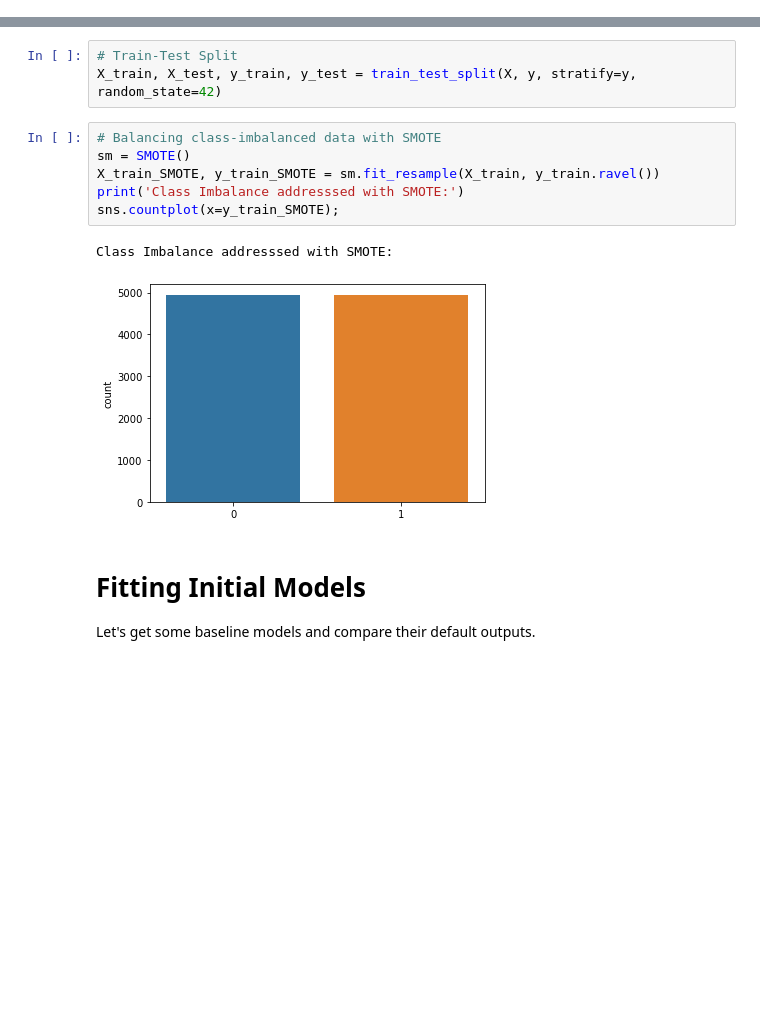
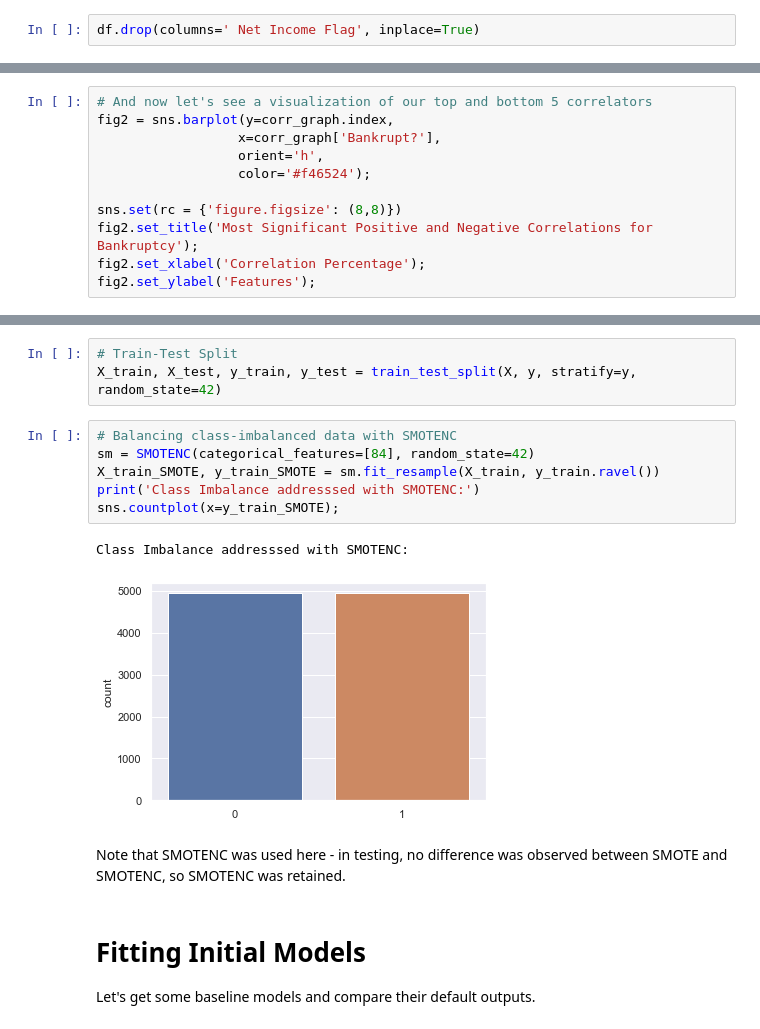
Before and after one commit to thegrandblooms/Bankruptcy_Prediction_using_ML, a Jupyter notebook: Bankruptcy Prediction.ipynb, the cells around one changed output, grey strips where cells are left out. Cells and saved outputs as stored; diff of their text form; blank space fills up the shorter version.

```diff
--- a/Bankruptcy Prediction.ipynb
+++ b/Bankruptcy Prediction.ipynb
@@ -86,0 +62,2 @@ None
+# %%
+df.drop(columns=' Net Income Flag', inplace=True)
@@ -86,0 +124,11 @@ None
+# %%
+# And now let's see a visualization of our top and bottom 5 correlators
+fig2 = sns.barplot(y=corr_graph.index,
+                  x=corr_graph['Bankrupt?'],
+                  orient='h',
+                  color='#f46524');
+
+sns.set(rc = {'figure.figsize': (8,8)})
+fig2.set_title('Most Significant Positive and Negative Correlations for Bankruptcy');
+fig2.set_xlabel('Correlation Percentage');
+fig2.set_ylabel('Features');
@@ -105,14 +164,16 @@ y = df['Bankrupt?']
 # Train-Test Split
 X_train, X_test, y_train, y_test = train_test_split(X, y, stratify=y, random_state=42)
 # %%
-# Balancing class-imbalanced data with SMOTE
-sm = SMOTE()
+# Balancing class-imbalanced data with SMOTENC
+sm = SMOTENC(categorical_features=[84], random_state=42)
 X_train_SMOTE, y_train_SMOTE = sm.fit_resample(X_train, y_train.ravel())
-print('Class Imbalance addresssed with SMOTE:')
+print('Class Imbalance addresssed with SMOTENC:')
 sns.countplot(x=y_train_SMOTE);
 # %% [output]
-Class Imbalance addresssed with SMOTE:
+Class Imbalance addresssed with SMOTENC:
-[figure, old version]
+[figure, new version]
+# %% [markdown]
+Note that SMOTENC was used here - in testing, no difference was observed between SMOTE and SMOTENC, so SMOTENC was retained.
 # %% [markdown]
 # Fitting Initial Models
 Let's get some baseline models and compare their default outputs.
```
Also changed, not shown: parts of 35 cells of this notebook, 3 other files.
